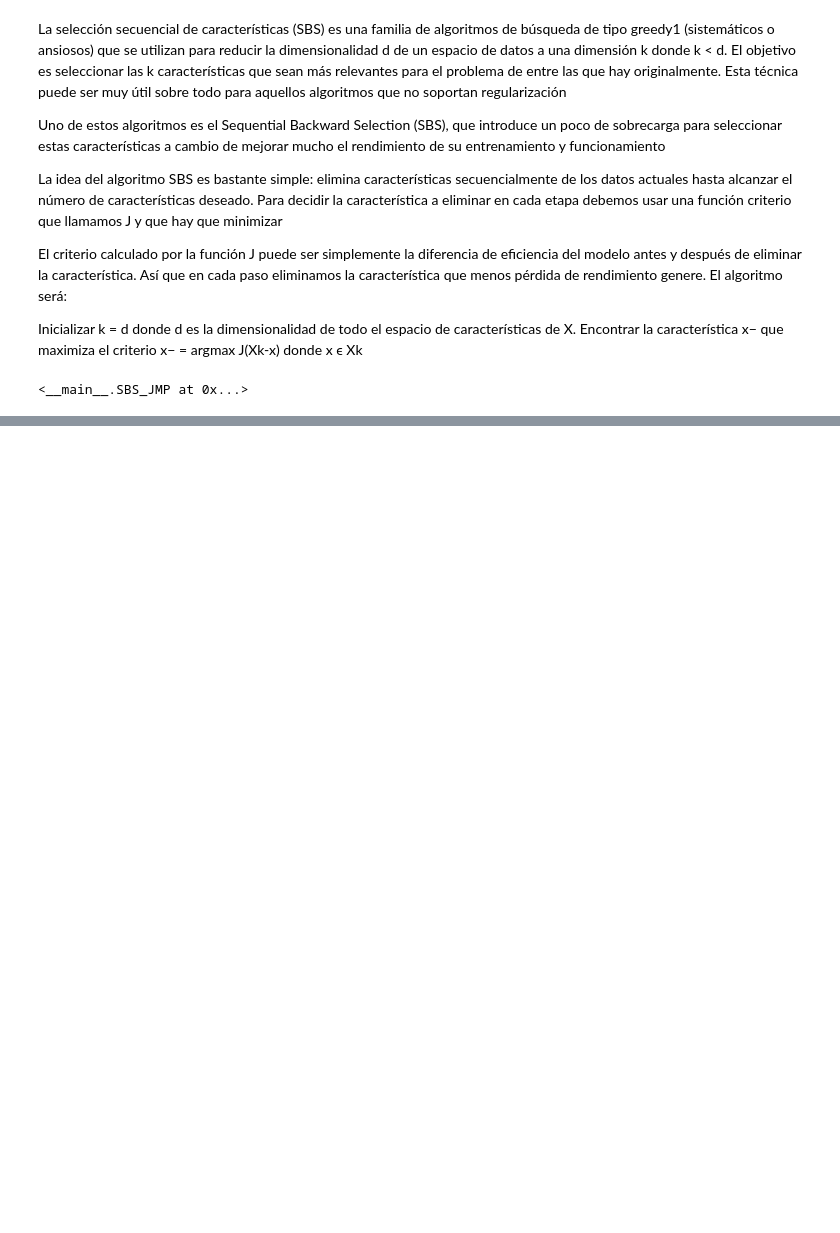
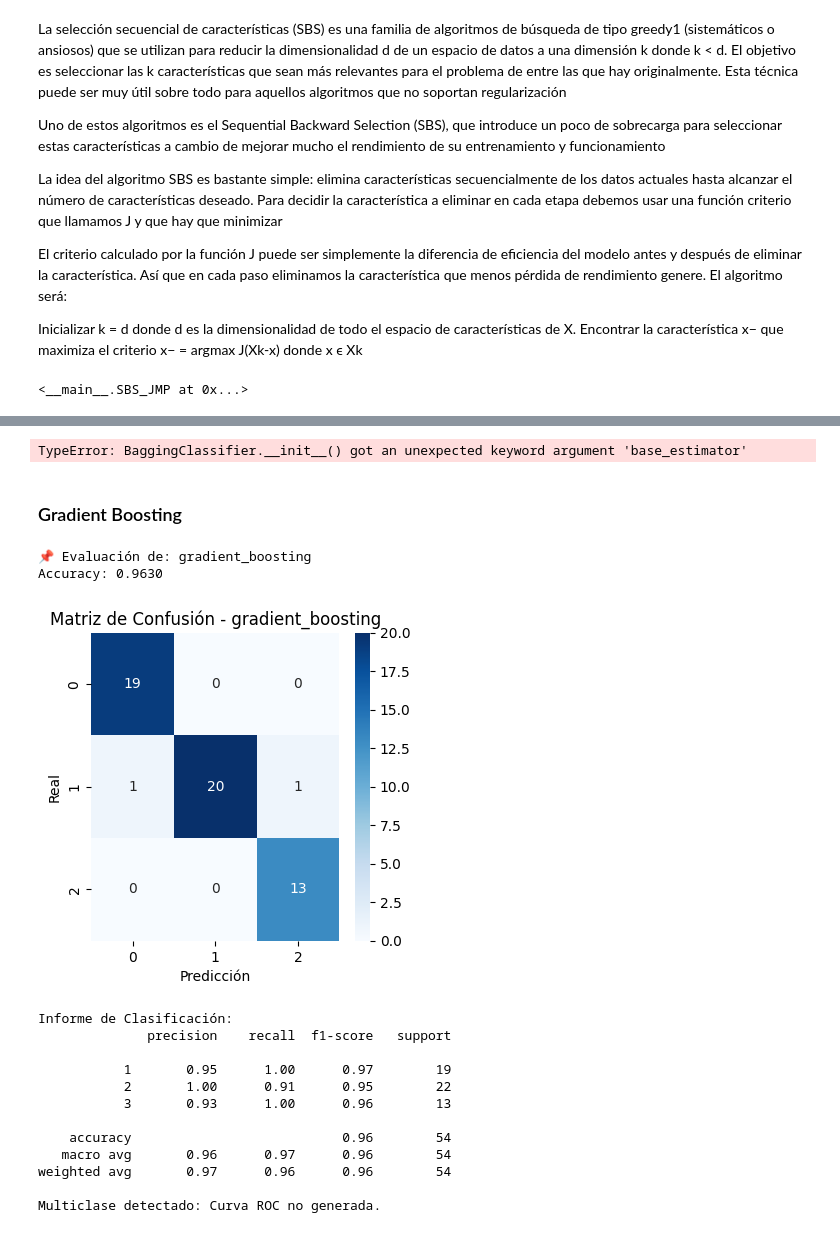
Before and after one commit to JuanMP/Sistemas-de-Aprendizaje, a Jupyter notebook: UD02/Clasificación/saa_02_p04_a3_JMP.ipynb, the cells around one changed output, grey strips where cells are left out. Cells and saved outputs as stored; diff of their text form; code cells hidden in the pictures; blank space fills up the shorter version.

```diff
--- a/UD02/Clasificación/saa_02_p04_a3_JMP.ipynb
+++ b/UD02/Clasificación/saa_02_p04_a3_JMP.ipynb
@@ -384,0 +553,37 @@ import matplotlib.pyplot as plt
+# %%
+from sklearn.ensemble import BaggingClassifier
+from sklearn.tree import DecisionTreeClassifier
+
+#Usamos árboles como base estimador
+base_arbol = DecisionTreeClassifier(max_depth=3, random_state=42)
+modelo_bagging = BaggingClassifier(base_estimator=base_arbol, n_estimators=50, random_state=42)
+
+#Evaluación
+acc_bagging = evaluar_modelo(modelo_bagging, X_train, X_test, y_train, y_test, nombre="bagging")
+# %% [output]
+TypeError: BaggingClassifier.__init__() got an unexpected keyword argument 'base_estimator'
+# %% [markdown]
+### Gradient Boosting
+# %%
+from sklearn.ensemble import GradientBoostingClassifier
+
+modelo_gb = GradientBoostingClassifier(n_estimators=100, learning_rate=0.1, max_depth=3, random_state=42)
+
+#Evaluación
+acc_gb = evaluar_modelo(modelo_gb, X_train, X_test, y_train, y_test, nombre="gradient_boosting")
+# %% [output]
+📌 Evaluación de: gradient_boosting
+Accuracy: 0.9630
+[figure, added]
+Informe de Clasificación:
+              precision    recall  f1-score   support
+
+           1       0.95      1.00      0.97        19
+           2       1.00      0.91      0.95        22
+           3       0.93      1.00      0.96        13
+
+    accuracy                           0.96        54
+   macro avg       0.96      0.97      0.96        54
+weighted avg       0.97      0.96      0.96        54
+
+Multiclase detectado: Curva ROC no generada.
```
Also changed, not shown: parts of 20 cells of this notebook.
